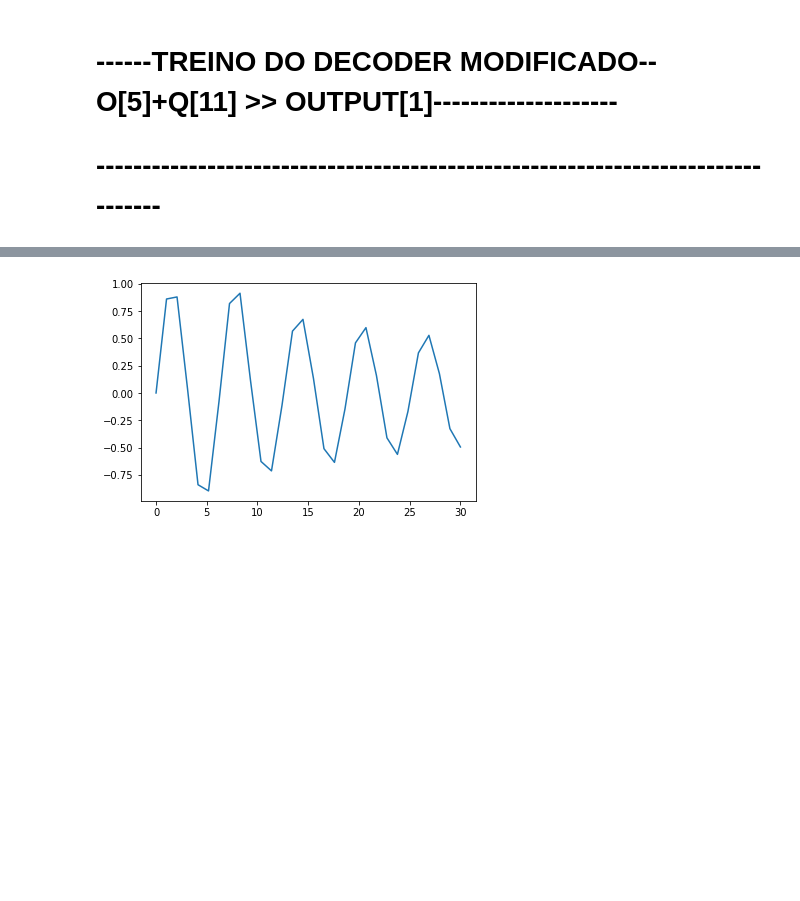
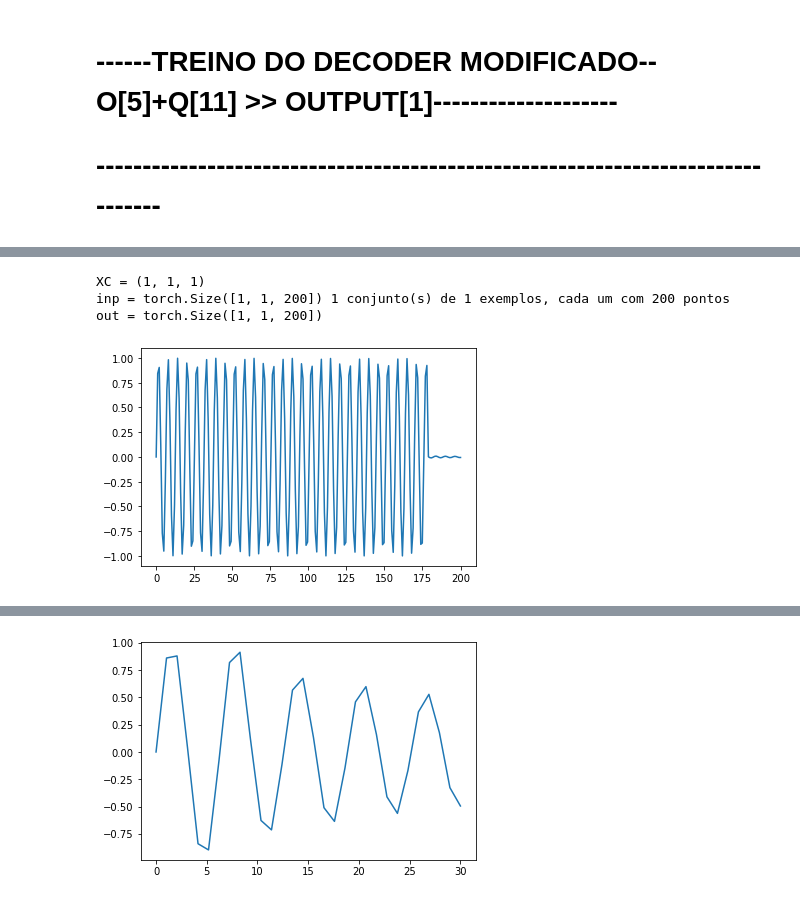
Before and after one commit to SchultzVV/Biology, a Jupyter notebook: method_prove/Run_Project.ipynb, the cells around one changed output, grey strips where cells are left out. Cells and saved outputs as stored; diff of their text form; code cells hidden in the pictures; blank space fills up the shorter version.

```diff
--- a/method_prove/Run_Project.ipynb
+++ b/method_prove/Run_Project.ipynb
@@ -123,2 +131,5 @@ plt.show()
+# %%
+inp = pickle.load(open("inp", "rb"))
+out = pickle.load(open("out", "rb"))
 # %%
 def treine(inp,out,epochs):
@@ -166,0 +181,21 @@ Epoch:200,Loss:1.2370
+# %%
+interval = 200
+Dataset(1,1,interval)
+# %% [output]
+XC = (1, 1, 1)
+inp = torch.Size([1, 1, 200]) 1 conjunto(s) de 1 exemplos, cada um com 200 pontos
+out = torch.Size([1, 1, 200])
+# %%
+test = pickle.load(open("inp", "rb")).reshape(1,interval,1).float()
+recon = model(test).reshape(1,1,interval)
+# %%
+inp = pickle.load(open("inp", "rb"))
+out = pickle.load(open("out", "rb"))
+x=[]
+y=[]
+x = inp.reshape(1,1,interval)
+y = out.reshape(1,1,interval)
+plt.plot(x[0][0], y[0][0])
+plt.show()
+# %% [output]
+[figure, added]
```
Also changed, not shown: parts of 9 cells of this notebook, 4 other files.
